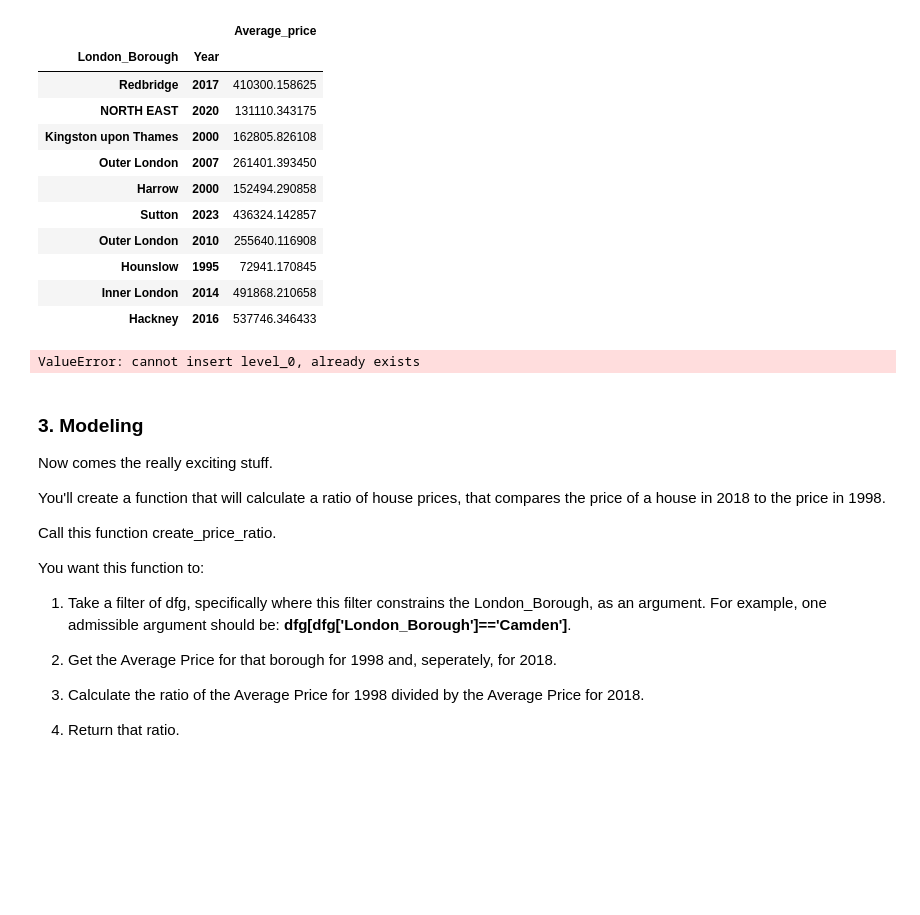
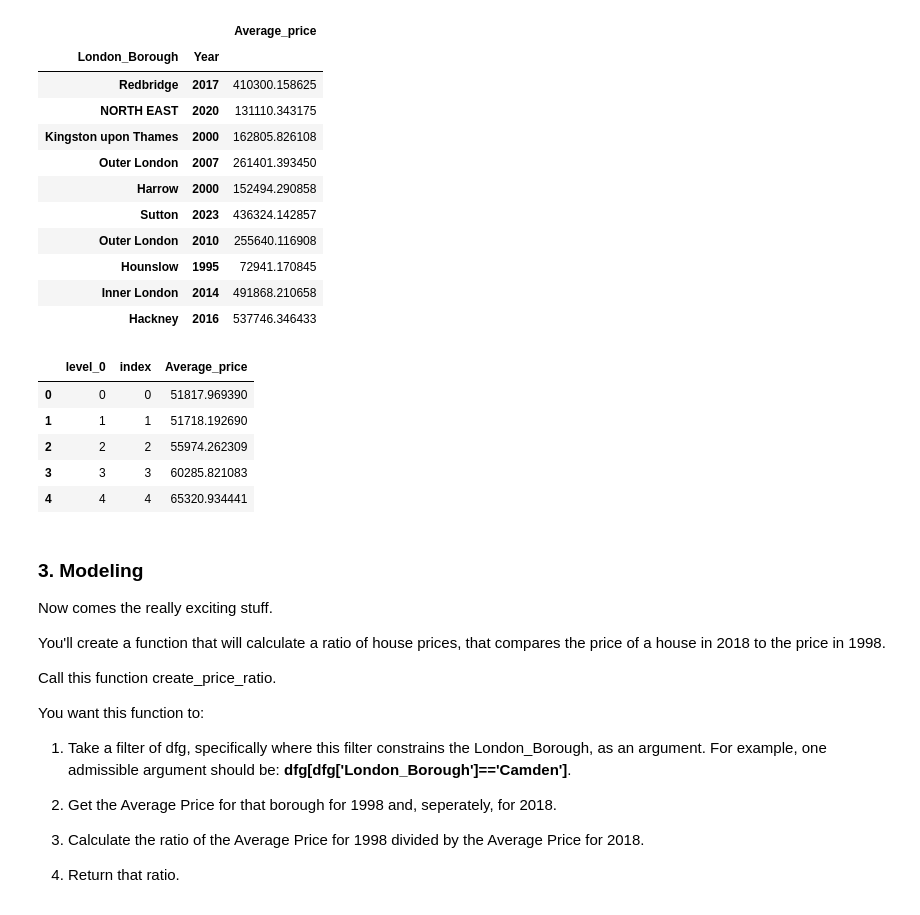
Before and after one commit to wesrhalljr/springboard, a Jupyter notebook: Unit 4 Challenge - Tier 2.ipynb, the cells around one changed output. Saved outputs shown, nothing was run; the diff lists cells and outputs as text; code cells hidden in the pictures; blank space fills up the shorter version.

```diff
--- a/Unit 4 Challenge - Tier 2.ipynb
+++ b/Unit 4 Challenge - Tier 2.ipynb
@@ -750,10 +750,15 @@ dfg.sample(10)
 | Hackney | 2016 | 537746.346433 |
 # %%
 # Let's reset the index for our new DataFrame dfg, and call the head() method on it.
-dfg = dfg.reset_index()
+dfg = dfg.reset_index(drop=True)
 dfg.head()
 # %% [output]
-ValueError: cannot insert level_0, already exists
+|  | level_0 | index | Average_price |
+| 0 | 0 | 0 | 51817.969390 |
+| 1 | 1 | 1 | 51718.192690 |
+| 2 | 2 | 2 | 55974.262309 |
+| 3 | 3 | 3 | 60285.821083 |
+| 4 | 4 | 4 | 65320.934441 |
 # %% [markdown]
 ### 3. Modeling
 Now comes the really exciting stuff.
```
